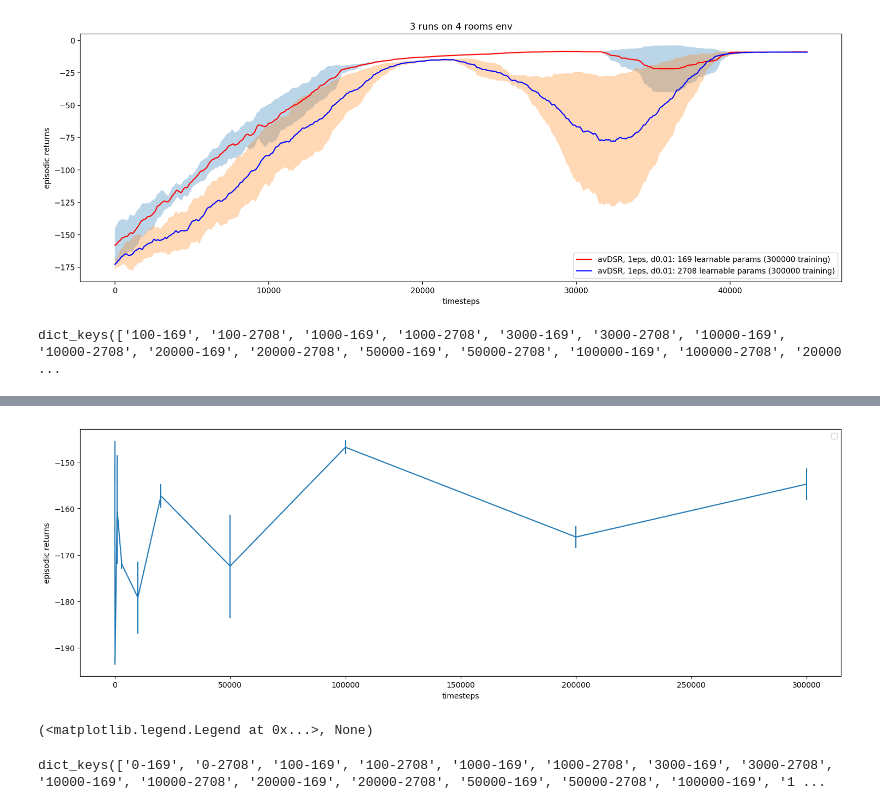
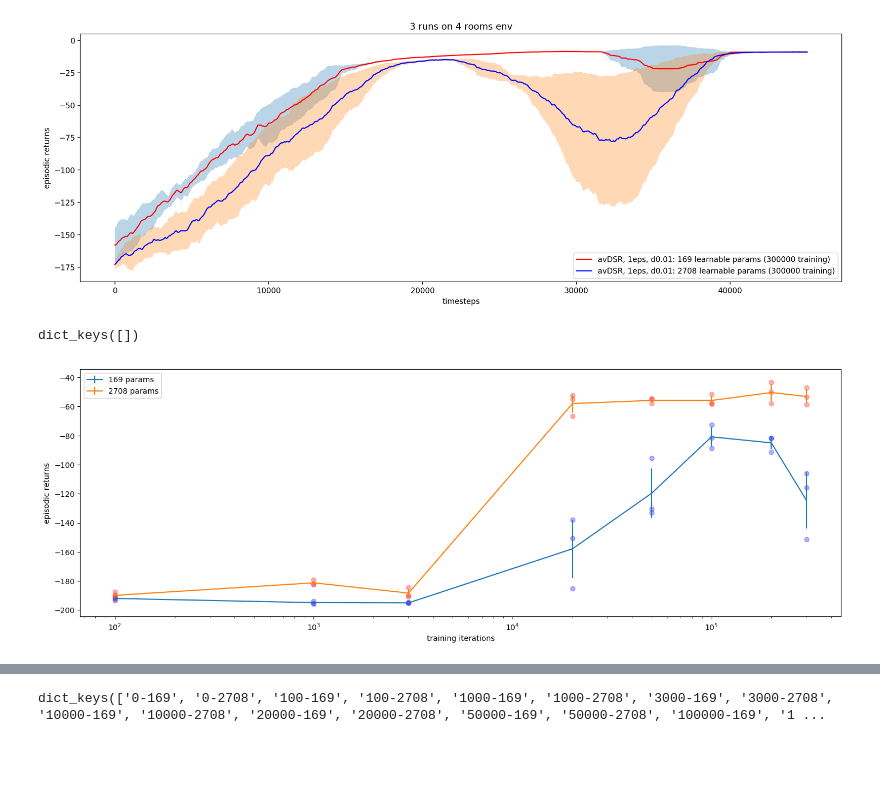
Before and after one commit to psurya1994/successor-feature-representations, a Jupyter notebook: notebooks/12-visualize-learning-curves.ipynb, the cells around one changed output, grey strips where cells are left out. Drawn from its saved outputs; the diff is of its cells as text; code cells hidden in the pictures; blank space fills up the shorter version.

```diff
--- a/notebooks/12-visualize-learning-curves.ipynb
+++ b/notebooks/12-visualize-learning-curves.ipynb
@@ -128,10 +128,10 @@ plot_rewards(rewards2, plot_seperate=False, title='3 runs on 4 rooms env')
 [figure]
 # %%
 all_rewards = {}
-iters = [0, 1e2, 1e3, 3e3, 1e4, 2e4, 5e4, 1e5, 2e5, 3e5]
+iters = [1e2, 1e3, 3e3, 1e4, 2e4, 5e4, 1e5, 2e5, 3e5]
 # iters = [0]
 for i in iters:
-    with open('../storage/22-'+str(int(i))+'-rewards-1eps.p', 'rb') as f:
+    with open('../storage/27-'+str(int(i))+'-rewards-1eps.p', 'rb') as f:
         rewards = pickle.load(f)
 
         for key, val in rewards.items():
@@ -144,34 +144,42 @@ for i in iters:
 # %%
 all_rewards.keys()
 # %% [output]
-dict_keys(['100-169', '100-2708', '1000-169', '1000-2708', '3000-169', '3000-2708', '10000-169', '10000-2708', '20000-169', '20000-2708', '50000-169', '50000-2708', '100000-169', '100000-2708', '20000 ...
+dict_keys([])
 # %%
 plt.figure(figsize=(18,6),dpi=100)
 clip = 50000
 smooth = 1000
 line1 = []
 line1_std = []
 line2 = []
 line2_std = []
 for j, (k, v) in enumerate(all_rewards.items()):
     ind = k.split('-')
     r_vec = np.zeros((len(v[0]), 50000-smooth+1))
     for i, (t, r) in enumerate(zip(v[0], v[1])):
         r_vec[i,:] = convolve(np.interp(np.arange(clip), t, r), smooth)
 
     mean = np.mean(np.array(r_vec), axis=1)
     std = np.std(mean)
     if(ind[1]=='169'):
-        line1.append(np.mean(mean))
+        line1.append(mean)
         line1_std.append(std)
     if(ind[1]=='2708'):
-        line2.append(np.mean(mean))
+        line2.append(mean)
         line2_std.append(std)
 
+line1 = np.array(line1)
+line2 = np.array(line2)
 # import pdb;pdb.set_trace()
-plt.errorbar(iters, line1, line1_std)
-# plt.set_xscale('log')
-plt.xlabel('timesteps'), plt.ylabel('episodic returns')
+plt.errorbar(iters, np.mean(line1,axis=1), line1_std, label='169 params')
+plt.errorbar(iters, np.mean(line2,axis=1), line2_std,label='2708 params')
+for i in range(line1.shape[1]):
+    plt.scatter(iters, line1[:,i], c='b', alpha=0.3)
+    plt.scatter(iters, line2[:,i], c='r', alpha=0.3)
+
+plt.xscale('log')
+plt.xlabel('training iterations'), plt.ylabel('episodic returns')
 # plt.title(title)
 plt.legend(), plt.show()
 # %% [output]
+[figure, new version]
@@ -179,5 +187,3 @@ plt.legend(), plt.show()
-[figure, old version]
-(<matplotlib.legend.Legend at 0x...>, None)
 # %%
 all_rewards.keys()
 # %% [output]
```
Also changed, not shown: parts of 1 cell of this notebook, 2 other files.
